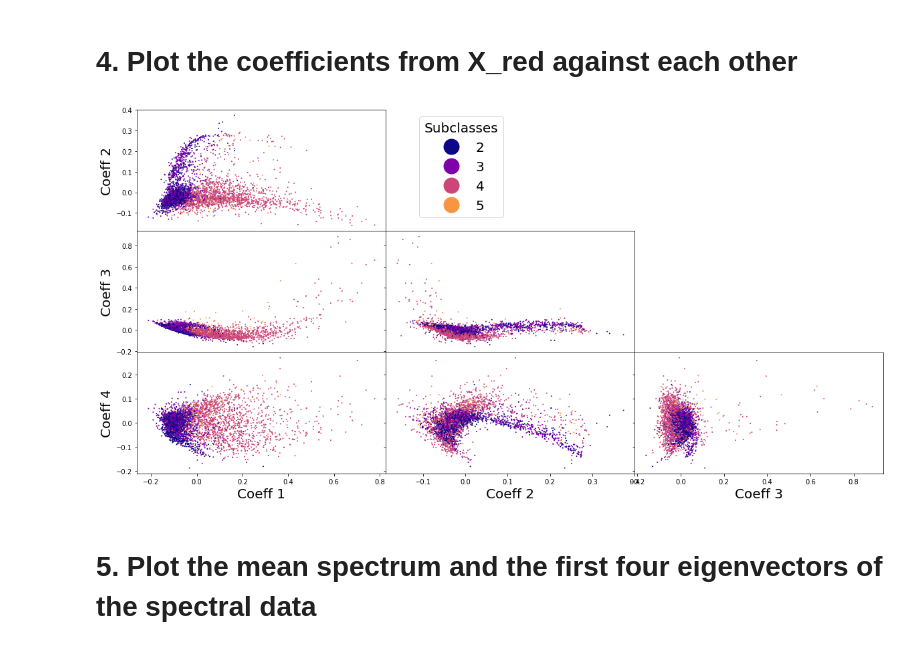
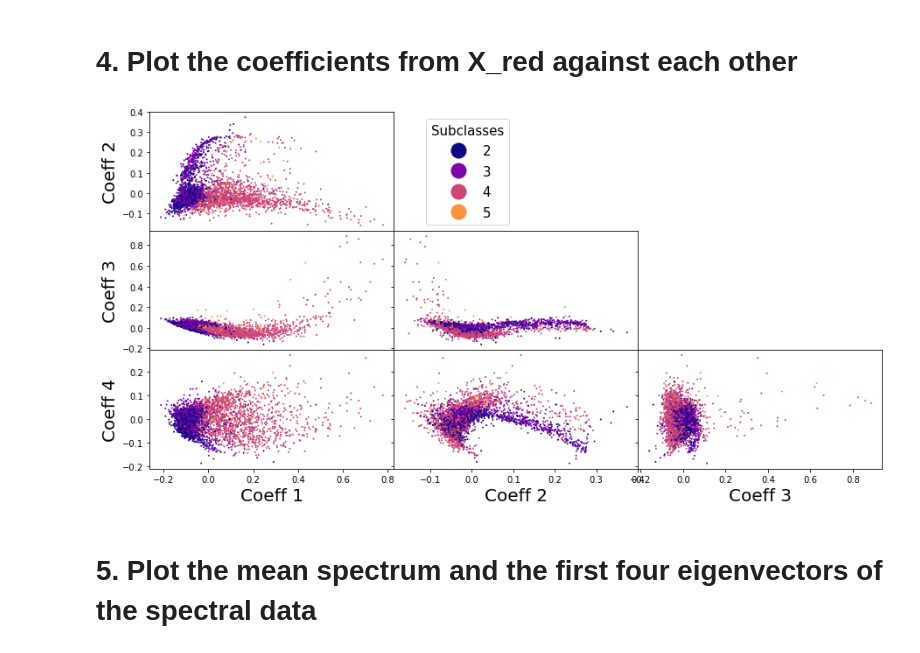
Before and after one commit to ks4617/ASTR-Leistedt-1, a Jupyter notebook: Spectra/PCA_4000spectra.ipynb, the cells around one changed output. Cells and saved outputs as stored; diff of their text form; code cells hidden in the pictures.

Commit message:
Edited coefficients scatter plot code

```diff
--- a/Spectra/PCA_4000spectra.ipynb
+++ b/Spectra/PCA_4000spectra.ipynb
@@ -117,47 +103,30 @@ pca = PCA(n_components=4, random_state=0)
 X_red = pca.fit_transform(X_norm_zeros)
 # %% [markdown]
 # 4. Plot the coefficients from X_red against each other
-# %%
-plt.figure(figsize=(20,10))
-plt.rc('xtick',labelsize=10)
-plt.rc('ytick',labelsize=10)
-plt.set_cmap('plasma')
-
-ax1 = plt.subplot(3,3,1)
-scatter1 = ax1.scatter(X_red[:, 0], X_red[:, 1], c = subclass, s=4, lw=0, vmin=2, vmax=6)
-ax1.set_ylabel('Coeff 2', fontsize=20)
-
-ax2 = plt.subplot(3,3,4)
-ax2.scatter(X_red[:, 0], X_red[:, 2], c = subclass, s=4, lw=0, vmin=2, vmax=6)
-ax2.set_ylabel('Coeff 3', fontsize=20)
-
-ax3 = plt.subplot(3,3,5)
-ax3.scatter(X_red[:, 1], X_red[:, 2], c = subclass, s=4, lw=0, vmin=2, vmax=6)
-
-ax4 = plt.subplot(3,3,7)
-ax4.scatter(X_red[:, 0], X_red[:, 3], c = subclass, s=4, lw=0, vmin=2, vmax=6)
-ax4.set_xlabel('Coeff 1', fontsize=20)
-ax4.set_ylabel('Coeff 4', fontsize=20)
-
-ax5 = plt.subplot(3,3,8)
-ax5.scatter(X_red[:, 1], X_red[:, 3], c = subclass, s=4, lw=0, vmin=2, vmax=6)
-ax5.set_xlabel('Coeff 2', fontsize=20)
-
-ax6 = plt.subplot(3,3,9)
-ax6.scatter(X_red[:, 2], X_red[:, 3], c = subclass, s=4, lw=0, vmin=2, vmax=6)
-ax6.set_xlabel('Coeff 3', fontsize=20)
-
-plt.subplots_adjust(hspace=.0, wspace=.0)
-axs = np.array([ax1, ax2, ax3, ax4, ax5, ax6])
-for ax in axs.flat:
-    ax.label_outer()
-
-ax1.legend(*scatter1.legend_elements(), bbox_to_anchor=(1.5, 1), title="Subclasses",
-                     fontsize=20, title_fontsize=20, markerscale=4)
-
-plt.show()
-# %% [output]
-[figure, removed]
+# %%
+fig = plt.figure(figsize=(20,10))
+gs = fig.add_gridspec(4, 4)
+plt.rc('xtick',labelsize=10)
+plt.rc('ytick',labelsize=10)
+plt.set_cmap('plasma')
+
+for i in np.arange(4):
+    for j in np.arange(4):
+        if i > j:
+          ax = fig.add_subplot(gs[i,j])
+          ax.label_outer()
+          scatter1 = ax.scatter(X_red[:, j], X_red[:, i], c = subclass, s=4, lw=0, vmin=2, vmax=6)
+          if i == 1 and j == 0:
+            ax.legend(*scatter1.legend_elements(), bbox_to_anchor=(1.5, 1), title="Subclasses", fontsize=15, title_fontsize=15, markerscale=3)
+          if i == 3:
+            ax.set_xlabel(f'Coeff {j+1}', fontsize=20)
+          if j == 0:
+            ax.set_ylabel(f'Coeff {i+1}', fontsize=20)
+plt.subplots_adjust(hspace=.0, wspace=.0)
+
+plt.show()
+# %% [output]
+[figure, added]
 # %% [markdown]
 # 5. Plot the mean spectrum and the first four eigenvectors of the spectral data
 # %%
```
Also changed, not shown: parts of 2 cells of this notebook.
